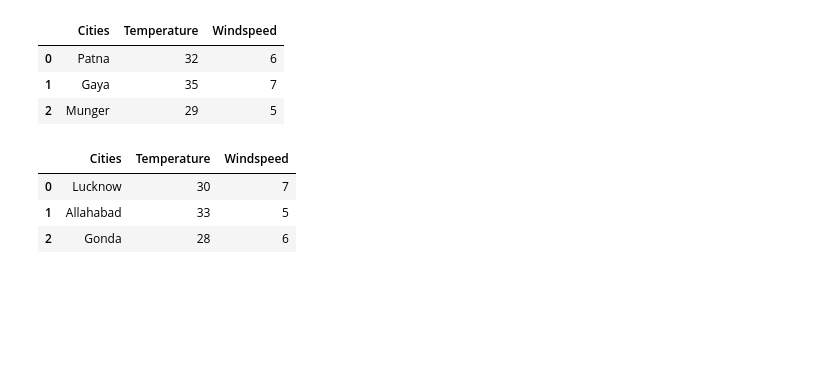
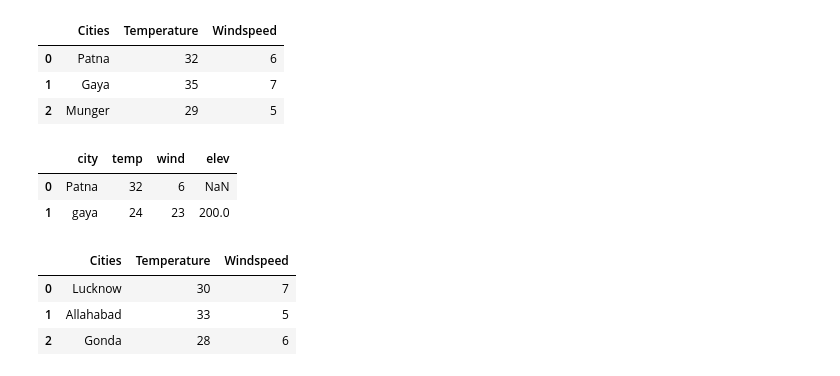
Before and after one commit to Tashyab/python-workshop, a Jupyter notebook: Pandas/LearnPandas/handling missing data/weather_concat.ipynb, the cells around one changed output. Saved outputs shown, nothing was run; the diff lists cells and outputs as text; code cells hidden in the pictures; blank space fills up the shorter version.

```diff
--- a/Pandas/LearnPandas/handling missing data/weather_concat.ipynb
+++ b/Pandas/LearnPandas/handling missing data/weather_concat.ipynb
@@ -10,6 +10,14 @@ bihar_weather
 | 0 | Patna | 32 | 6 |
 | 1 | Gaya | 35 | 7 |
 | 2 | Munger | 29 | 5 |
+# %%
+bihar = [{'city':'Patna', 'temp':32, 'wind': 6}, {'city':'gaya', 'temp':24, 'wind': 23, 'elev':200}]
+bihar_df = pd.DataFrame(bihar)
+bihar_df
+# %% [output]
+|  | city | temp | wind | elev |
+| 0 | Patna | 32 | 6 | NaN |
+| 1 | gaya | 24 | 23 | 200.0 |
 # %%
 up_weather = pd.DataFrame({
     "Cities" : ["Lucknow", "Allahabad", "Gonda"],
```
Also changed, not shown: parts of 2 cells of this notebook, 21 other files.
